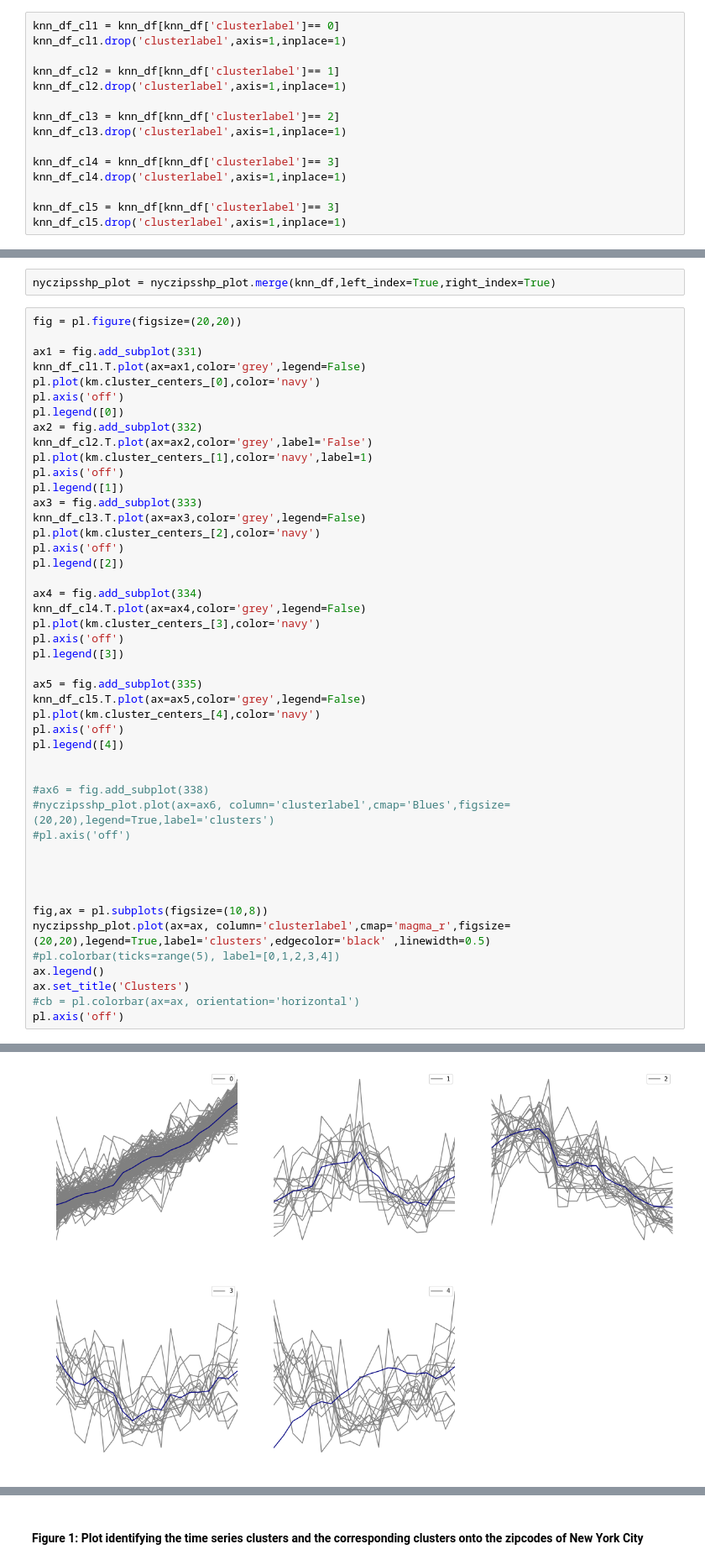
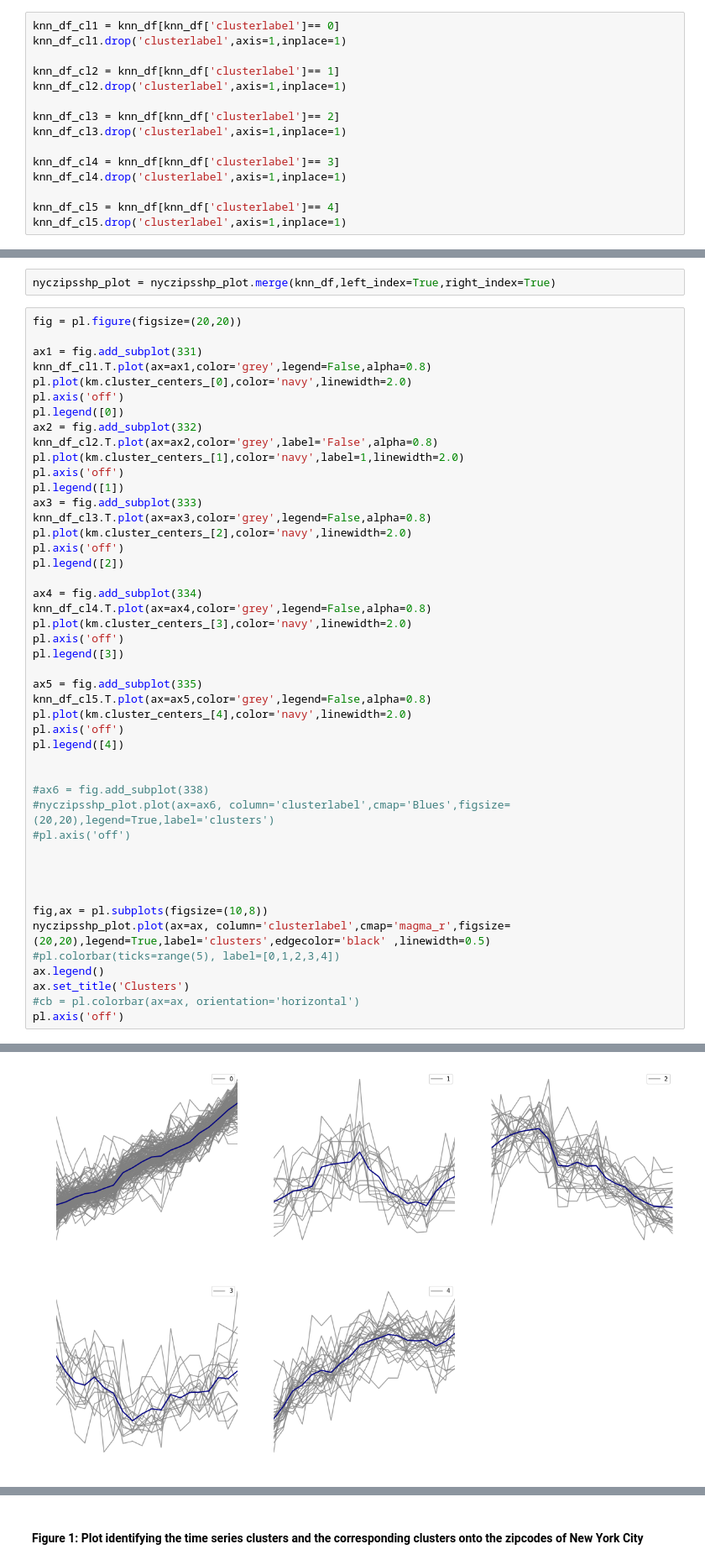
Before and after one commit to vvt221/PUI2018_vvt221, a Jupyter notebook: HW12_vvt221/Assignment1_vvt221.ipynb, the cells around one changed output, grey strips where cells are left out. Shown at 84% size. Saved outputs shown, nothing was run; the diff lists cells and outputs as text.

```diff
--- a/HW12_vvt221/Assignment1_vvt221.ipynb
+++ b/HW12_vvt221/Assignment1_vvt221.ipynb
@@ -206,7 +206,7 @@ knn_df_cl3.drop('clusterlabel',axis=1,inplace=1)
 knn_df_cl4 = knn_df[knn_df['clusterlabel']== 3]
 knn_df_cl4.drop('clusterlabel',axis=1,inplace=1)
 
-knn_df_cl5 = knn_df[knn_df['clusterlabel']== 3]
+knn_df_cl5 = knn_df[knn_df['clusterlabel']== 4]
 knn_df_cl5.drop('clusterlabel',axis=1,inplace=1)
 # %% [output]
 A value is trying to be set on a copy of a slice from a DataFrame
@@ -235,54 +235,54 @@ nyczipsshp_plot = nyczipsshp_plot.merge(knn_df,left_index=True,right_index=True)
 fig = pl.figure(figsize=(20,20))
 
 ax1 = fig.add_subplot(331)
-knn_df_cl1.T.plot(ax=ax1,color='grey',legend=False)
-pl.plot(km.cluster_centers_[0],color='navy')
+knn_df_cl1.T.plot(ax=ax1,color='grey',legend=False,alpha=0.8)
+pl.plot(km.cluster_centers_[0],color='navy',linewidth=2.0)
 pl.axis('off')
 pl.legend([0])
 ax2 = fig.add_subplot(332)
-knn_df_cl2.T.plot(ax=ax2,color='grey',label='False')
-pl.plot(km.cluster_centers_[1],color='navy',label=1)
+knn_df_cl2.T.plot(ax=ax2,color='grey',label='False',alpha=0.8)
+pl.plot(km.cluster_centers_[1],color='navy',label=1,linewidth=2.0)
 pl.axis('off')
 pl.legend([1])
 ax3 = fig.add_subplot(333)
-knn_df_cl3.T.plot(ax=ax3,color='grey',legend=False)
-pl.plot(km.cluster_centers_[2],color='navy')
+knn_df_cl3.T.plot(ax=ax3,color='grey',legend=False,alpha=0.8)
+pl.plot(km.cluster_centers_[2],color='navy',linewidth=2.0)
 pl.axis('off')
 pl.legend([2])
 
 ax4 = fig.add_subplot(334)
-knn_df_cl4.T.plot(ax=ax4,color='grey',legend=False)
-pl.plot(km.cluster_centers_[3],color='navy')
+knn_df_cl4.T.plot(ax=ax4,color='grey',legend=False,alpha=0.8)
+pl.plot(km.cluster_centers_[3],color='navy',linewidth=2.0)
 pl.axis('off')
 pl.legend([3])
 
 ax5 = fig.add_subplot(335)
-knn_df_cl5.T.plot(ax=ax5,color='grey',legend=False)
-pl.plot(km.cluster_centers_[4],color='navy')
+knn_df_cl5.T.plot(ax=ax5,color='grey',legend=False,alpha=0.8)
+pl.plot(km.cluster_centers_[4],color='navy',linewidth=2.0)
 pl.axis('off')
 pl.legend([4])
 
 
 #ax6 = fig.add_subplot(338)
 #nyczipsshp_plot.plot(ax=ax6, column='clusterlabel',cmap='Blues',figsize=(20,20),legend=True,label='clusters')
 #pl.axis('off')
 
 
 
 
 fig,ax = pl.subplots(figsize=(10,8))
 nyczipsshp_plot.plot(ax=ax, column='clusterlabel',cmap='magma_r',figsize=(20,20),legend=True,label='clusters',edgecolor='black' ,linewidth=0.5)
 #pl.colorbar(ticks=range(5), label=[0,1,2,3,4])
 ax.legend()
 ax.set_title('Clusters')
 #cb = pl.colorbar(ax=ax, orientation='horizontal')
 pl.axis('off')
 # %% [output]
 (905410.75604293647,
  1075212.5382562785,
  112386.35181947275,
  280345.45402395498)
-[figure, old version]
+[figure, new version]
 [figure]
 # %% [markdown]
 #### Figure 1: Plot identifying the time series clusters and the corresponding clusters onto the zipcodes of New York City
```
Also changed, not shown: parts of 4 cells of this notebook, 1 other file.
